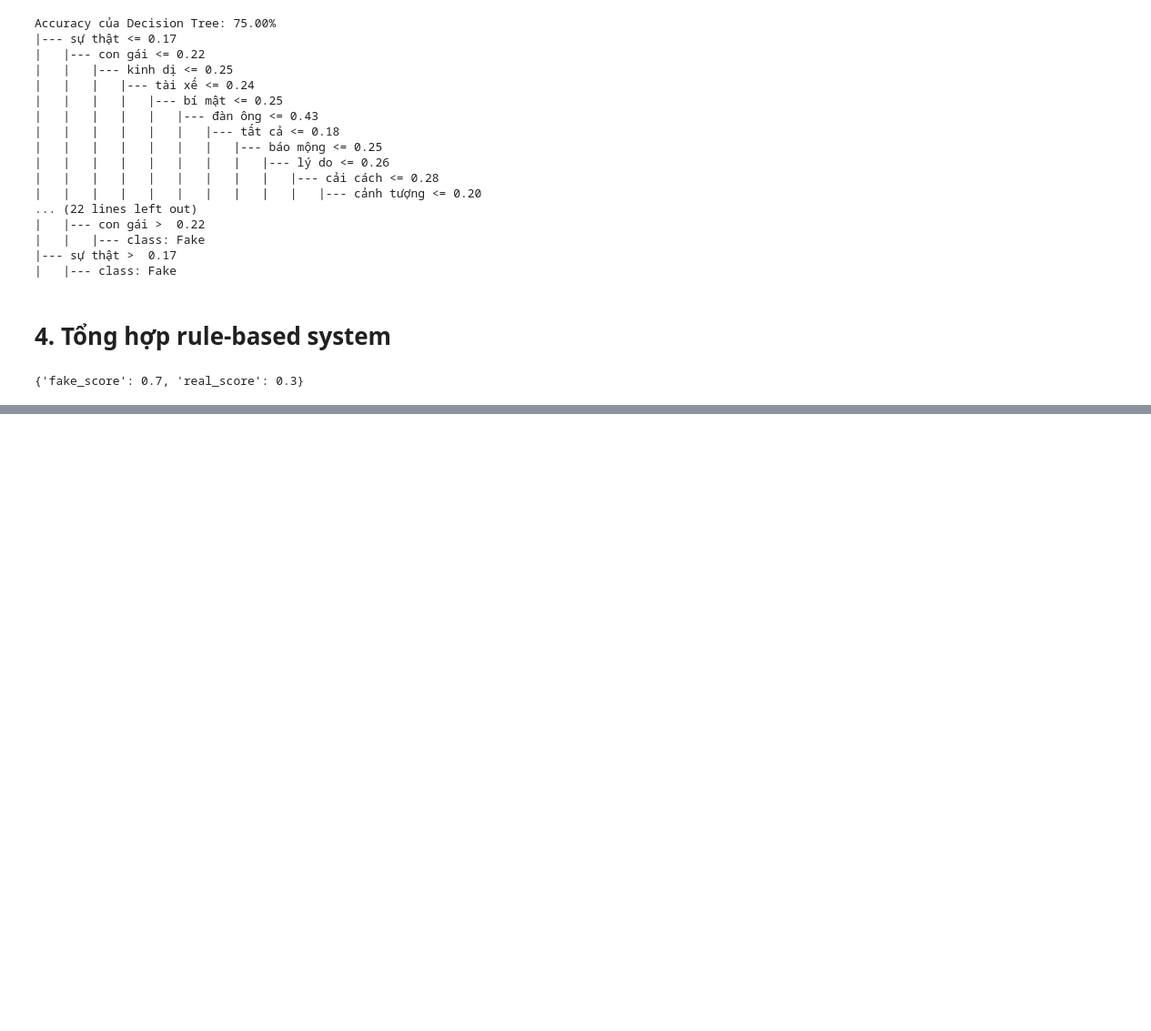
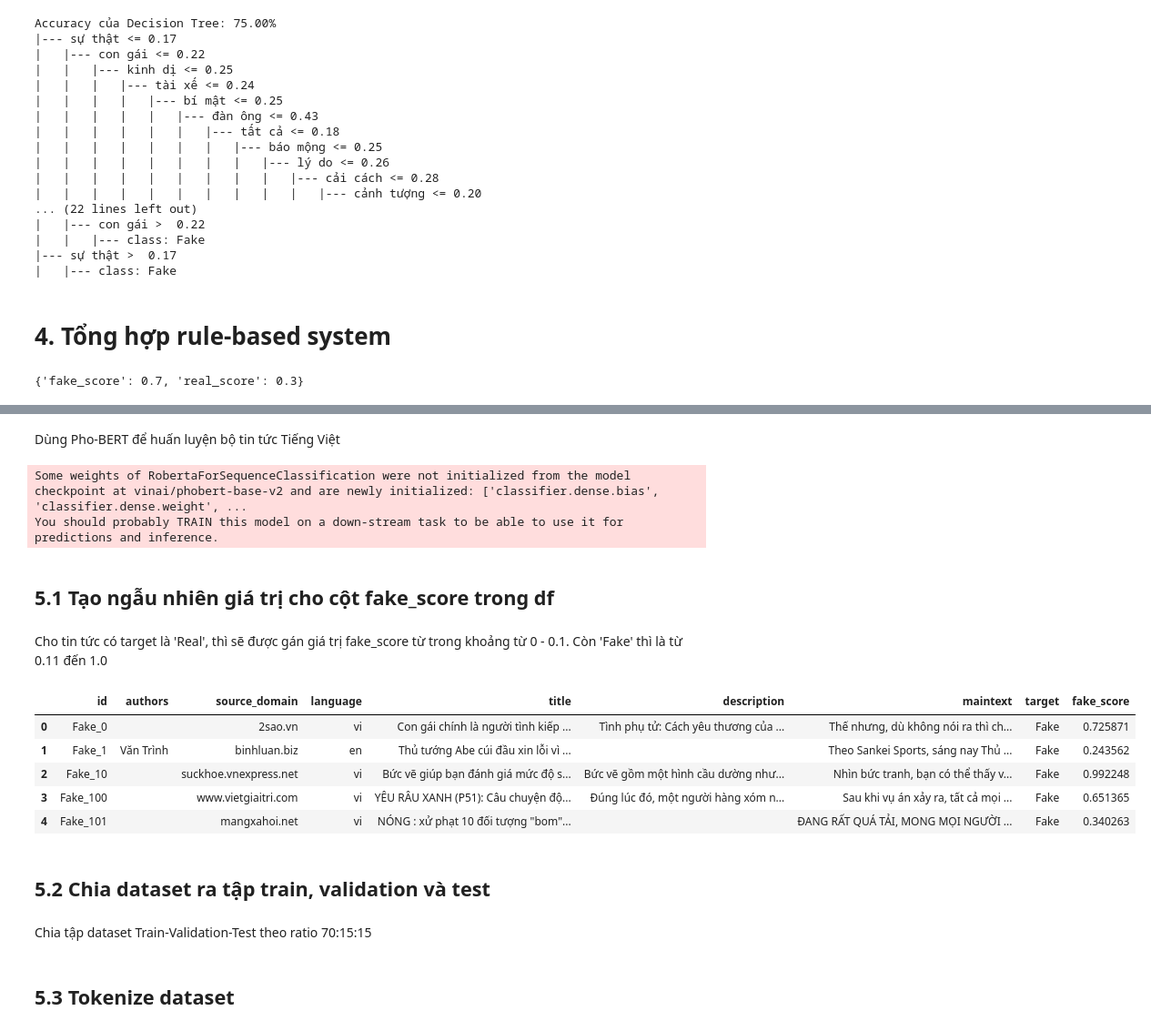
Before and after one commit to iammytran/fake-news-detector, a Jupyter notebook: truc-rule-based-sys_updated.ipynb, the cells around one changed output, grey strips where cells are left out. Shown at 91% size. Cells and saved outputs as stored; diff of their text form; code cells hidden in the pictures; blank space fills up the shorter version.

```diff
--- a/truc-rule-based-sys_updated.ipynb
+++ b/truc-rule-based-sys_updated.ipynb
@@ -419,0 +422,39 @@ result
+# %% [markdown]
+Dùng Pho-BERT để huấn luyện bộ tin tức Tiếng Việt
+# %%
+from transformers import AutoTokenizer, AutoModelForSequenceClassification
+
+MODEL_NAME = "vinai/phobert-base-v2"
+
+# Load tokenizer and model
+bert = AutoModelForSequenceClassification.from_pretrained(MODEL_NAME, num_labels=1)
+tokenizer = AutoTokenizer.from_pretrained(MODEL_NAME)
+# %% [output]
+Some weights of RobertaForSequenceClassification were not initialized from the model checkpoint at vinai/phobert-base-v2 and are newly initialized: ['classifier.dense.bias', 'classifier.dense.weight', ...
+You should probably TRAIN this model on a down-stream task to be able to use it for predictions and inference.
+# %% [markdown]
+## 5.1 Tạo ngẫu nhiên giá trị cho cột fake_score trong df
+# %% [markdown]
+Cho tin tức có target là 'Real', thì sẽ được gán giá trị fake_score từ trong khoảng từ 0 - 0.1. Còn 'Fake' thì là từ 0.11 đến 1.0
+# %%
+def assign_fake_score(target):
+    if target == "Fake":
+        return np.random.uniform(0.11, 1.0)
+    else:
+        return np.random.uniform(0.0, 0.1)
+
+# Apply function to create fake_score column
+df["fake_score"] = df["target"].apply(assign_fake_score)
+# %%
+df.head()
+# %% [output]
+|  | id | authors | source_domain | language | title | description | maintext | target | fake_score |
+| 0 | Fake_0 |  | 2sao.vn | vi | Con gái chính là người tình kiếp ... | Tình phụ tử: Cách yêu thương của ... | Thế nhưng, dù không nói ra thì ch... | Fake | 0.725871 |
+| 1 | Fake_1 | Văn Trình | binhluan.biz | en | Thủ tướng Abe cúi đầu xin lỗi vì ... |  | Theo Sankei Sports, sáng nay Thủ ... | Fake | 0.243562 |
+| 2 | Fake_10 |  | suckhoe.vnexpress.net | vi | Bức vẽ giúp bạn đánh giá mức độ s... | Bức vẽ gồm một hình cầu dường như... | Nhìn bức tranh, bạn có thể thấy v... | Fake | 0.992248 |
+| 3 | Fake_100 |  | www.vietgiaitri.com | vi | YÊU RÂU XANH (P51): Câu chuyện độ... | Đúng lúc đó, một người hàng xóm n... | Sau khi vụ án xảy ra, tất cả mọi ... | Fake | 0.651365 |
+| 4 | Fake_101 |  | mangxahoi.net | vi | NÓNG : xử phạt 10 đối tượng "bom"... |  | ĐANG RẤT QUÁ TẢI, MONG MỌI NGƯỜI ... | Fake | 0.340263 |
+# %% [markdown]
+## 5.2 Chia dataset ra tập train, validation và test
+# %% [markdown]
+Chia tập dataset Train-Validation-Test theo ratio 70:15:15
@@ -419,0 +470,2 @@ result
+# %% [markdown]
+## 5.3 Tokenize dataset
```
Also changed, not shown: parts of 18 cells of this notebook.
